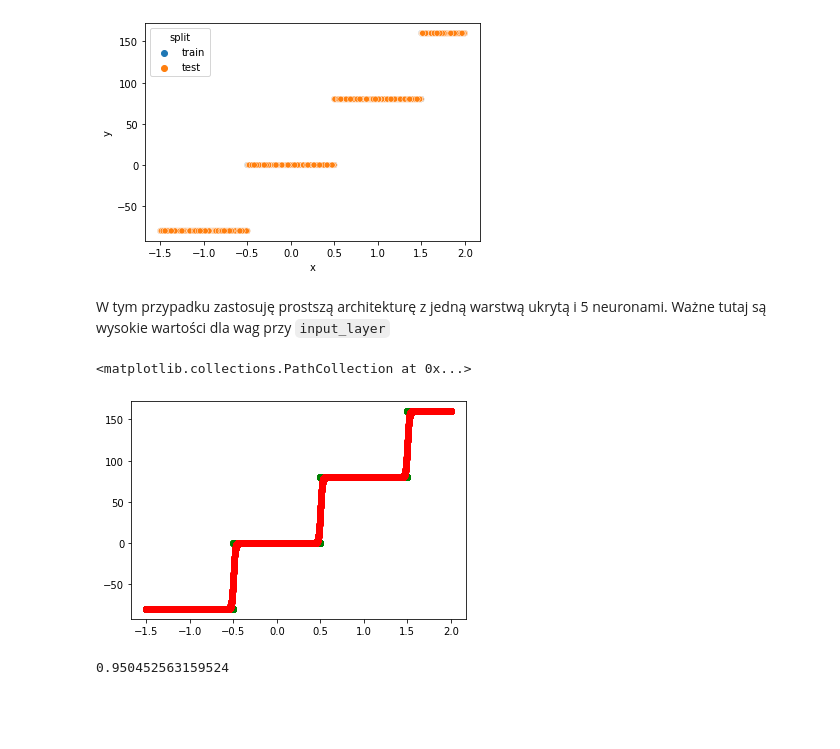
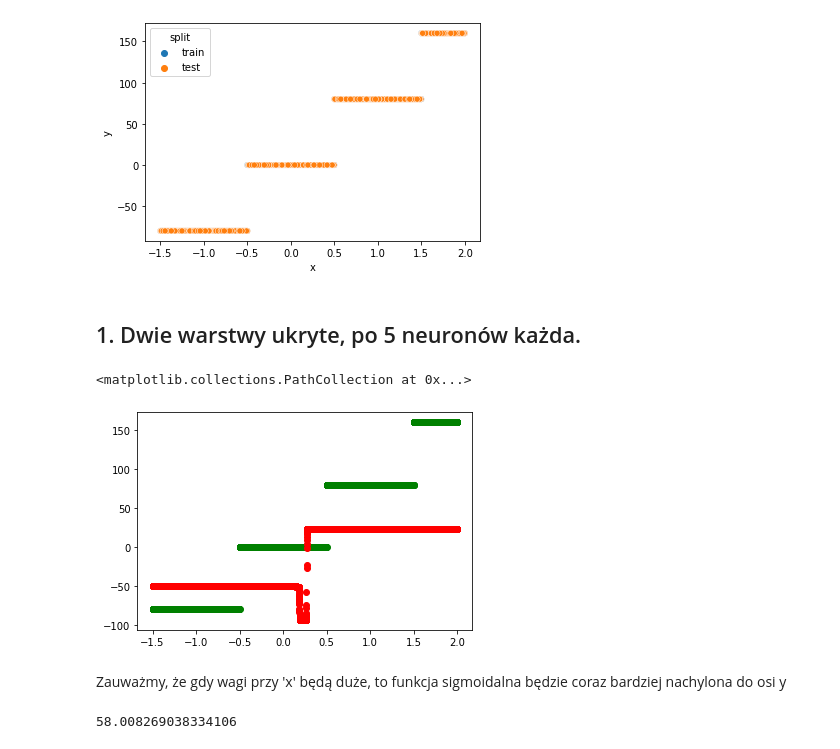
Before and after one commit to jakwisn/metody_inteligencji_obliczeniowej, a Jupyter notebook: zadania/MM_00_Lab_01.ipynb, the cells around one changed output. Drawn from its saved outputs; the diff is of its cells as text; code cells hidden in the pictures; blank space fills up the shorter version.

```diff
--- a/zadania/MM_00_Lab_01.ipynb
+++ b/zadania/MM_00_Lab_01.ipynb
@@ -92,13 +107,17 @@ class MLP:
         """
         Class will take weights as array and will internally transfer it to list of arrays.
         """
+
+
         self.layers = len(neurons_in_layer)
+
         neurons_in_layer.insert(0, input_size)
         neurons_in_layer.append(output_size)
+
         self.neurons_in_layer = neurons_in_layer
         self.input_size = input_size
-        total_weights = 0
-        nodes = []
+
+        # initialize
         weights_nn = []
         total_weights = 0
 
@@ -111,10 +130,14 @@ class MLP:
         self.weights = weights_nn
 
     def forward(self, X):
+        """
+        Forward function is just matrix multiplication.
+        All multiplications that happen internally are then processed by sigmoid function.
 
+        """
         current_layer = activation_function(np.c_[np.ones(X.shape[0]), X] @ self.weights[0])
+
         for i in range(1, self.layers):
-
             current_layer = activation_function(
                     np.c_[np.ones(current_layer.shape[0]), current_layer] @ self.weights[i])
 
@@ -190,31 +270,34 @@ sns.scatterplot(x='x', y='y', hue='split', data=df)
 # %% [output]
 <AxesSubplot:xlabel='x', ylabel='y'>
 [figure]
-# %% [markdown]
-W tym przypadku zastosuję prostszą architekturę z jedną warstwą ukrytą i 5 neuronami. Ważne tutaj są wysokie wartości dla wag przy `input_layer`
+# %% [markdown]
+## 1. Dwie warstwy ukryte, po 5 neuronów każda.
 # %%
-mlp2 = MLP(
+mlp = MLP(
             input_size=1,
-            neurons_in_layer=[5],
+            neurons_in_layer=[5,5],
             weights=np.concatenate( (
-                np.array([0, 50, -150, 50, -50, 50]),
-                np.array([0,100,100,100,100,0]),
-                np.array([-180,80, 80,80,0,0])
-)))
+            np.random.uniform(-100,100,10), # 5 for bias
+            np.random.uniform(-100,100,30), # 5 for bias
+            np.random.uniform(-100,100,6)) # 1 for bias
+
+))
 
 train_df = df.query('split == "train"')
 x = train_df['x'].values
 x = np.expand_dims(x, 1)
-y_pred = mlp2.forward(x)
+y_pred = mlp.forward(x)
 y_pred = np.squeeze(y_pred)
 y_pred.shape
 
 plt.scatter(train_df['x'], train_df['y'], color='green')
 plt.scatter(train_df['x'], y_pred, color='red')
 # %% [output]
 <matplotlib.collections.PathCollection at 0x...>
-[figure, old version]
+[figure, new version]
+# %% [markdown]
+Zauważmy, że gdy wagi przy 'x' będą duże, to funkcja sigmoidalna będzie coraz bardziej nachylona do osi y
 # %%
 metrics.mean_absolute_error(train_df['y'], y_pred)
 # %% [output]
-0.950452563159524
+58.008269038334106
```
Also changed, not shown: parts of 19 cells of this notebook.
